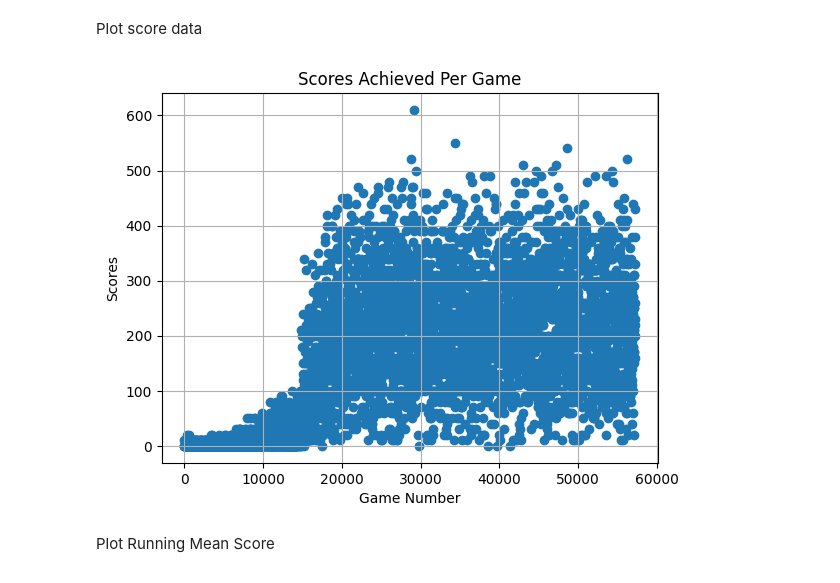
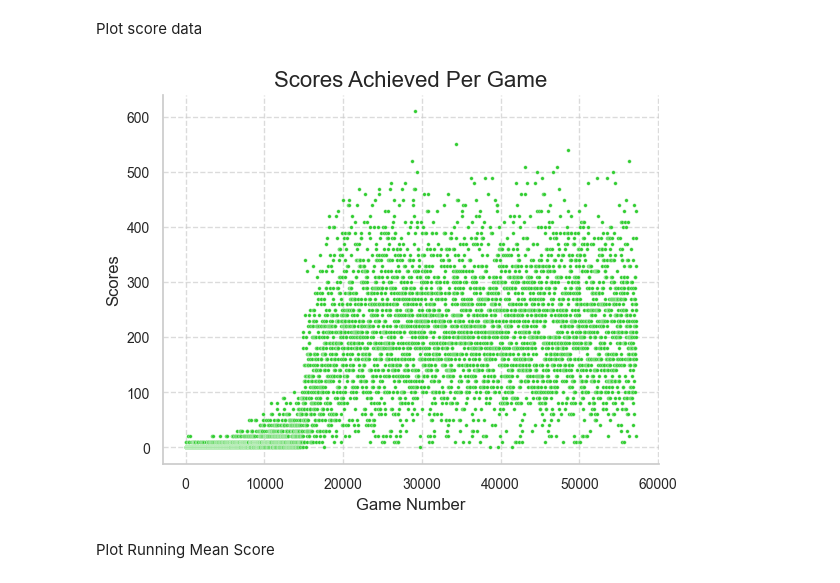
Before and after one commit to vietnhprivat/snake_ai, a Jupyter notebook: src/Classes/data_collection.ipynb, the cells around one changed output. Cells and saved outputs as stored; diff of their text form; code cells hidden in the pictures.

```diff
--- a/src/Classes/data_collection.ipynb
+++ b/src/Classes/data_collection.ipynb
@@ -34,17 +35,33 @@ Plot score data
 # %%
 games = list(range(len(scores)))
 
 for i in games:
     games[i] *= 10
 
-plt.scatter(games, scores)
+""" plt.scatter(games, scores)
 plt.title('Scores Achieved Per Game')
 plt.xlabel('Game Number')
 plt.ylabel('Scores')
 plt.grid(True)
+plt.show() """
+
+sns.set(style="whitegrid")
+
+sns.scatterplot(x=games, y=scores, s=7, color="limegreen")
+plt.title('Scores Achieved Per Game', fontsize=16)
+plt.xlabel('Game Number')
+plt.ylabel('Scores')
+
+plt.xticks(fontsize=10)
+plt.yticks(fontsize=10)
+
+plt.grid(True, linestyle='--', alpha=0.7)
+
+sns.despine()
+
 plt.show()
 # %% [output]
-[figure, old version]
+[figure, new version]
 # %% [markdown]
 Plot Running Mean Score
 # %%
```
Also changed, not shown: parts of 3 cells of this notebook.
